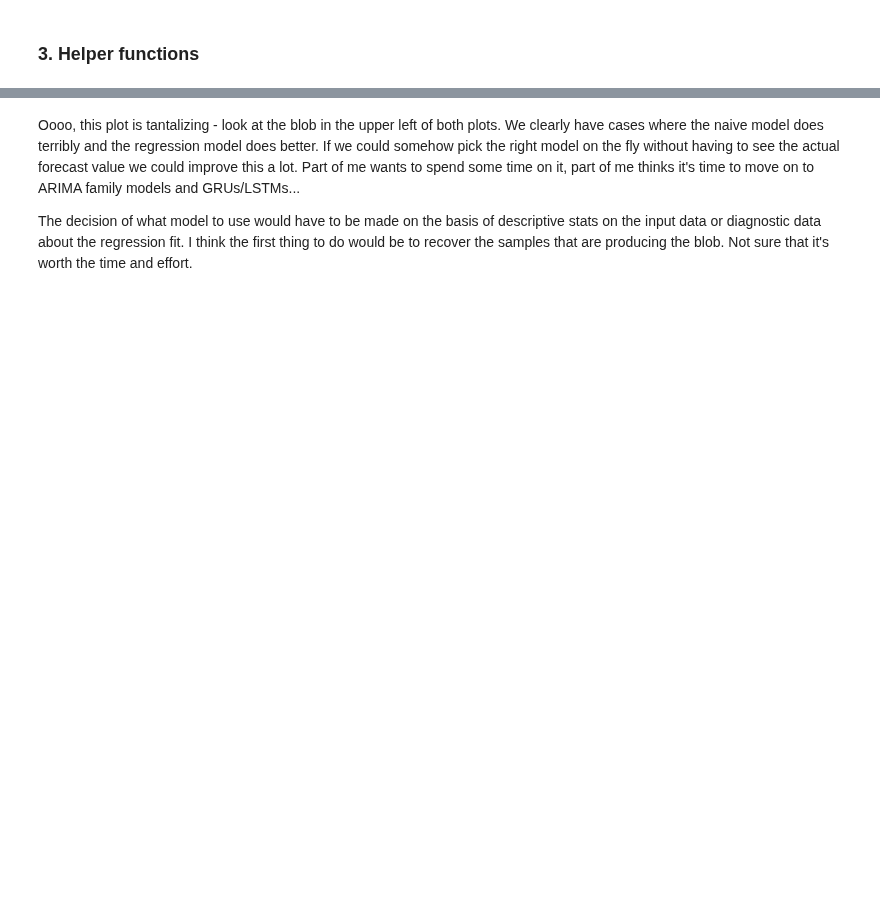
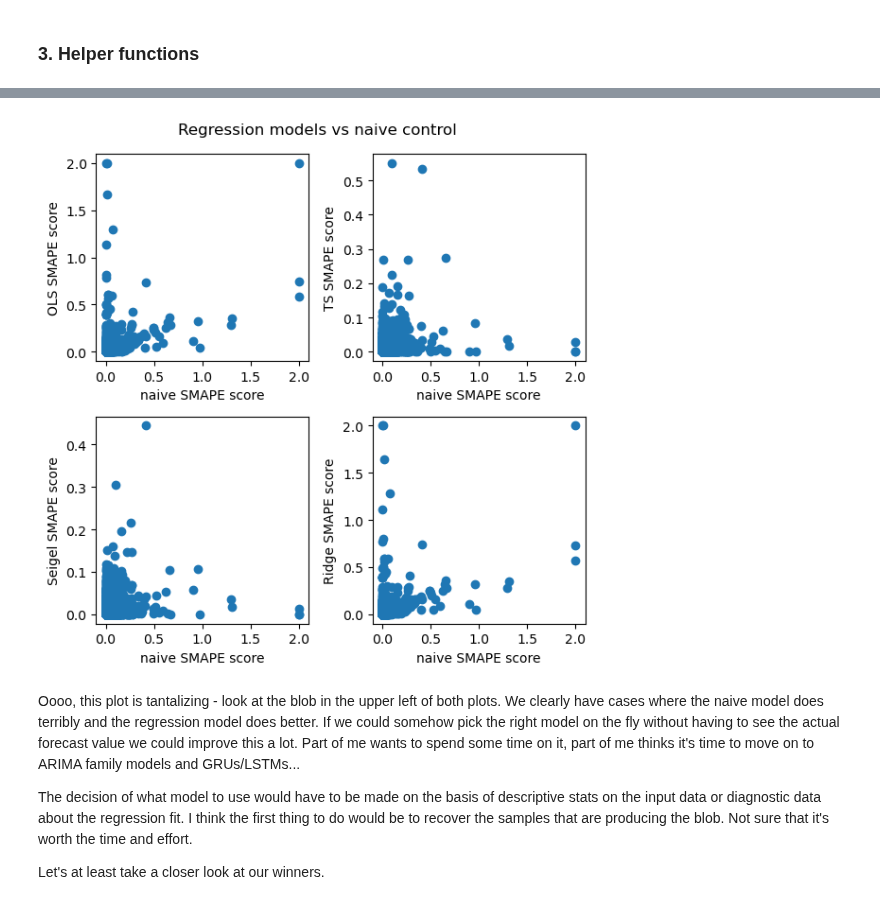
Before and after one commit to gperdrizet/kaggle_microbusiness, a Jupyter notebook: notebooks/11-bootstrapped_linear_models_benchmark.ipynb, the cells around one changed output, grey strips where cells are left out. Saved outputs shown, nothing was run; the diff lists cells and outputs as text; code cells hidden in the pictures; blank space fills up the shorter version.

```diff
--- a/notebooks/11-bootstrapped_linear_models_benchmark.ipynb
+++ b/notebooks/11-bootstrapped_linear_models_benchmark.ipynb
@@ -570,54 +590,45 @@ plt.tight_layout()
 # %%
-fig, ax = plt.subplots(2, 3, figsize=(9,6))
+fig, ax = plt.subplots(2, 2, figsize=(6,6))
 
 ax[0,0].scatter(
-    data_df[(data_df['model_type'] == 'control') & (data_df['model_order'] == 16)]['detrended_SMAPE_values'],
-    data_df[(data_df['model_type'] == 'OLS') & (data_df['model_order'] == 16)]['detrended_SMAPE_values']
+    data_df[(data_df['model_type'] == 'control') & (data_df['model_order'] == 10)]['detrended_SMAPE_values'],
+    data_df[(data_df['model_type'] == 'OLS') & (data_df['model_order'] == 10)]['detrended_SMAPE_values']
 )
 ax[0,0].set_xlabel('naive SMAPE score')
 ax[0,0].set_ylabel('OLS SMAPE score')
 
 ax[0,1].scatter(
-    data_df[(data_df['model_type'] == 'control') & (data_df['model_order'] == 16)]['detrended_SMAPE_values'],
-    data_df[(data_df['model_type'] == 'TS') & (data_df['model_order'] == 16)]['detrended_SMAPE_values']
+    data_df[(data_df['model_type'] == 'control') & (data_df['model_order'] == 10)]['detrended_SMAPE_values'],
+    data_df[(data_df['model_type'] == 'TS') & (data_df['model_order'] == 10)]['detrended_SMAPE_values']
 )
 ax[0,1].set_xlabel('naive SMAPE score')
 ax[0,1].set_ylabel('TS SMAPE score')
 
-ax[0,2].scatter(
-    data_df[(data_df['model_type'] == 'control') & (data_df['model_order'] == 16)]['detrended_SMAPE_values'],
-    data_df[(data_df['model_type'] == 'Seigel') & (data_df['model_order'] == 16)]['detrended_SMAPE_values']
-)
-ax[0,2].set_xlabel('naive SMAPE score')
-ax[0,2].set_ylabel('Seigel SMAPE score')
-
 ax[1,0].scatter(
-    data_df[(data_df['model_type'] == 'control') & (data_df['model_order'] == 16)]['detrended_SMAPE_values'],
-    data_df[(data_df['model_type'] == 'Ridge') & (data_df['model_order'] == 16)]['detrended_SMAPE_values']
+    data_df[(data_df['model_type'] == 'control') & (data_df['model_order'] == 10)]['detrended_SMAPE_values'],
+    data_df[(data_df['model_type'] == 'Seigel') & (data_df['model_order'] == 10)]['detrended_SMAPE_values']
 )
 ax[1,0].set_xlabel('naive SMAPE score')
-ax[1,0].set_ylabel('Ridge SMAPE score')
+ax[1,0].set_ylabel('Seigel SMAPE score')
 
 ax[1,1].scatter(
-    data_df[(data_df['model_type'] == 'control') & (data_df['model_order'] == 16)]['detrended_SMAPE_values'],
-    data_df[(data_df['model_type'] == 'Bayesian') & (data_df['model_order'] == 16)]['detrended_SMAPE_values']
+    data_df[(data_df['model_type'] == 'control') & (data_df['model_order'] == 10)]['detrended_SMAPE_values'],
+    data_df[(data_df['model_type'] == 'Ridge') & (data_df['model_order'] == 10)]['detrended_SMAPE_values']
 )
 ax[1,1].set_xlabel('naive SMAPE score')
-ax[1,1].set_ylabel('Bayesian SMAPE score')
+ax[1,1].set_ylabel('Ridge SMAPE score')
 
-ax[1,2].scatter(
-    data_df[(data_df['model_type'] == 'control') & (data_df['model_order'] == 16)]['detrended_SMAPE_values'],
-    data_df[(data_df['model_type'] == 'RANSAC') & (data_df['model_order'] == 16)]['detrended_SMAPE_values']
-)
-ax[1,2].set_xlabel('naive SMAPE score')
-ax[1,2].set_ylabel('RANSAC SMAPE score')
 
-plt.suptitle('Regression models vs naive control, detrended data')
+plt.suptitle('Regression models vs naive control')
 plt.tight_layout()
+# %% [output]
+[figure, added]
 # %% [markdown]
 Oooo, this plot is tantalizing - look at the blob in the upper left of both plots. We clearly have cases where the naive model does terribly and the regression model does better. If we could somehow pick the right model on the fly without having to see the actual forecast value we could improve this a lot. Part of me wants to spend some time on it, part of me thinks it's time to move on to ARIMA family models and GRUs/LSTMs...
 
 The decision of what model to use would have to be made on the basis of descriptive stats on the input data or diagnostic data about the regression fit. I think the first thing to do would be to recover the samples that are producing the blob. Not sure that it's worth the time and effort.
+
+Let's at least take a closer look at our winners.
 # %%
 mean_smape_score_df = smape_scores_df.groupby(['model_type', 'model_order'])[['SMAPE_score', 'detrended_SMAPE_score']].mean()
 mean_smape_score_df.rename(inplace=True, columns={'SMAPE_score': 'mean_SMAPE_score', 'detrended_SMAPE_score': 'mean_detrended_SMAPE_score'})
```
Also changed, not shown: parts of 28 cells of this notebook.
